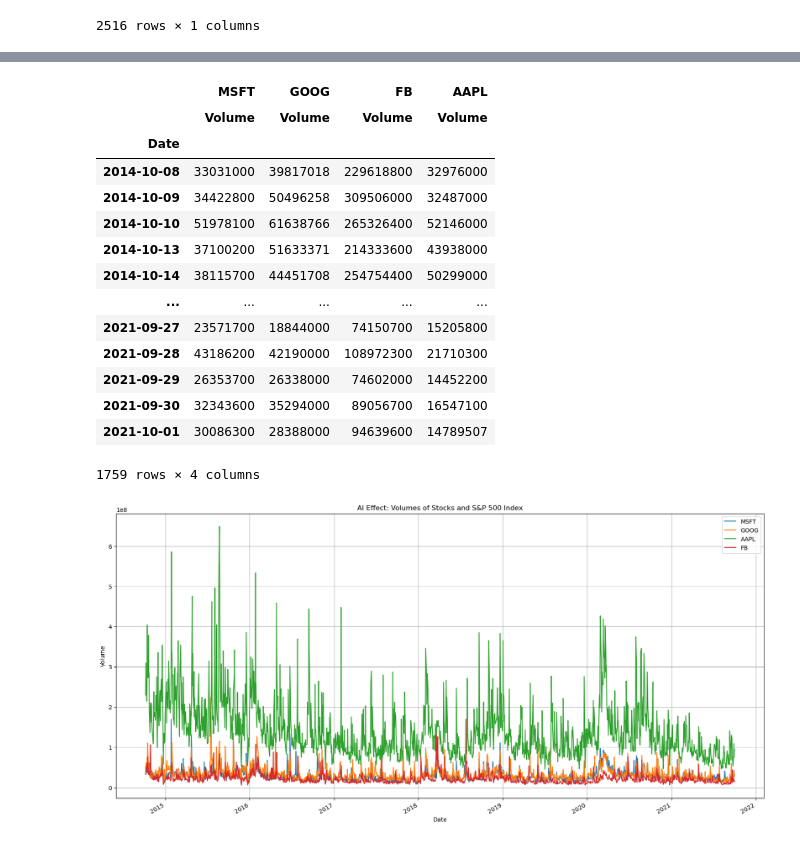
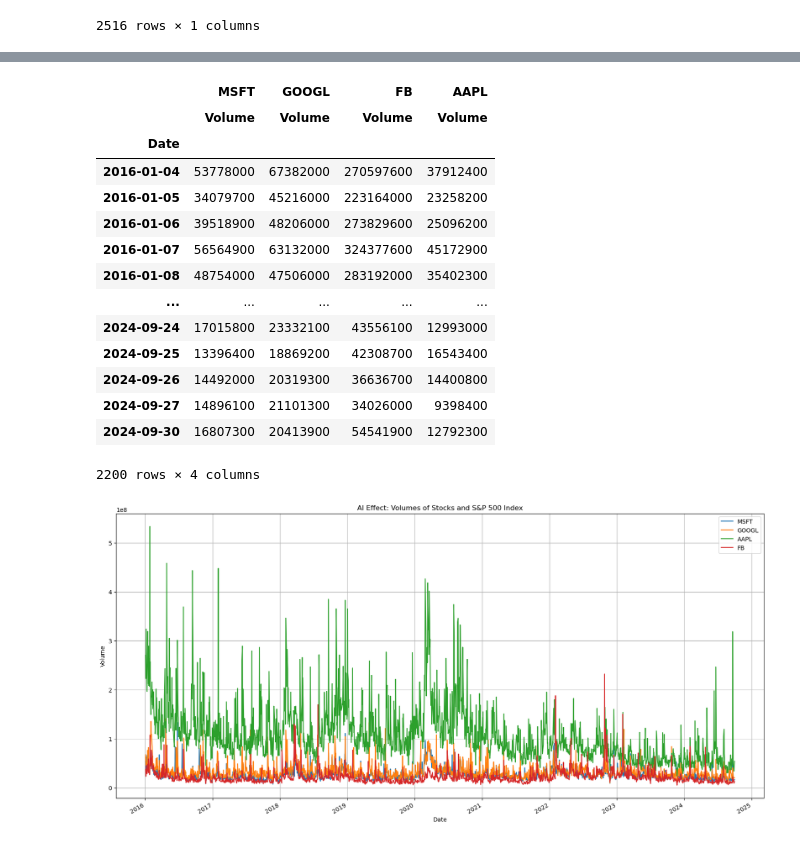
Before and after one commit to KingCam12/Project1_Group3, a Jupyter notebook: project1_group3.ipynb, the cells around one changed output, grey strips where cells are left out. Saved outputs shown, nothing was run; the diff lists cells and outputs as text; code cells hidden in the pictures.

```diff
--- a/project1_group3.ipynb
+++ b/project1_group3.ipynb
@@ -11,9 +161,9 @@ from pathlib import Path
 # %%
 # Import Data
 microsoft_path = Path("Resources/MSFT.csv")
-google_path = Path("Resources/GOOG.csv")
+google_path = Path("Resources/GOOGL.csv")
 apple_path = Path("Resources/AAPL.csv")
-facebook_path = Path("Resources/FB.csv")
+facebook_path = Path("Resources/META.csv")
 sp500_path = Path("Resources/sp500.csv")
 # %%
 # Read stock data and index by date
@@ -112,5 +262,8 @@ sp500_data
 | 2024-10-04 | 5751.07 |
 | 2024-10-07 | 5695.94 |
 2516 rows × 1 columns
+# %%
+# Rename S&P500 column to Close
+sp500_data = sp500_data.rename(columns={"S&P500": "Close"})
 # %%
 # Plot the closing value of S&P 500 stock index
@@ -121,5 +275,5 @@ sp500_data.plot(title="S&P 500 Index Closing Value")
 # %%
 # Join by Columns and add stock tocker as the key
-joined_data_cols = pd.concat([microsoft_data, google_data, apple_data, facebook_data, sp500_data], axis="columns", join="inner", keys=["MSFT", "GOOG", "FB", "AAPL", "SP500"])
+joined_data_cols = pd.concat([microsoft_data, google_data, apple_data, facebook_data, sp500_data], axis="columns", join="inner", keys=["MSFT", "GOOGL", "FB", "AAPL", "S&P 500"])
 joined_data_cols
 # %% [output]
@@ -170,26 +381,26 @@ plot.grid()
 volumes = joined_data_cols.loc[:, pd.IndexSlice[:, "Volume"]]
 volumes
 # %% [output]
-|  | MSFT | GOOG | FB | AAPL |
+|  | MSFT | GOOGL | FB | AAPL |
 |  | Volume | Volume | Volume | Volume |
 | Date |  |  |  |  |
-| 2014-10-08 | 33031000 | 39817018 | 229618800 | 32976000 |
-| 2014-10-09 | 34422800 | 50496258 | 309506000 | 32487000 |
-| 2014-10-10 | 51978100 | 61638766 | 265326400 | 52146000 |
-| 2014-10-13 | 37100200 | 51633371 | 214333600 | 43938000 |
-| 2014-10-14 | 38115700 | 44451708 | 254754400 | 50299000 |
+| 2016-01-04 | 53778000 | 67382000 | 270597600 | 37912400 |
+| 2016-01-05 | 34079700 | 45216000 | 223164000 | 23258200 |
+| 2016-01-06 | 39518900 | 48206000 | 273829600 | 25096200 |
+| 2016-01-07 | 56564900 | 63132000 | 324377600 | 45172900 |
+| 2016-01-08 | 48754000 | 47506000 | 283192000 | 35402300 |
 | ... | ... | ... | ... | ... |
-| 2021-09-27 | 23571700 | 18844000 | 74150700 | 15205800 |
-| 2021-09-28 | 43186200 | 42190000 | 108972300 | 21710300 |
-| 2021-09-29 | 26353700 | 26338000 | 74602000 | 14452200 |
-| 2021-09-30 | 32343600 | 35294000 | 89056700 | 16547100 |
-| 2021-10-01 | 30086300 | 28388000 | 94639600 | 14789507 |
+| 2024-09-24 | 17015800 | 23332100 | 43556100 | 12993000 |
+| 2024-09-25 | 13396400 | 18869200 | 42308700 | 16543400 |
+| 2024-09-26 | 14492000 | 20319300 | 36636700 | 14400800 |
+| 2024-09-27 | 14896100 | 21101300 | 34026000 | 9398400 |
+| 2024-09-30 | 16807300 | 20413900 | 54541900 | 12792300 |
-1759 rows × 4 columns
+2200 rows × 4 columns
 # %%
 plot = volumes.plot(kind="line", figsize=(20, 10), title="AI Effect: Volumes of Stocks and S&P 500 Index")
 plot.set_xlabel("Date")
 plot.set_ylabel("Volume")
-plot.legend(["MSFT", "GOOG", "AAPL", "FB"])
+plot.legend(["MSFT", "GOOGL", "AAPL", "FB"])
 plot.grid()
 # %% [output]
-[figure, old version]
+[figure, new version]
```
Also changed, not shown: parts of 19 cells of this notebook, 9 other files.
